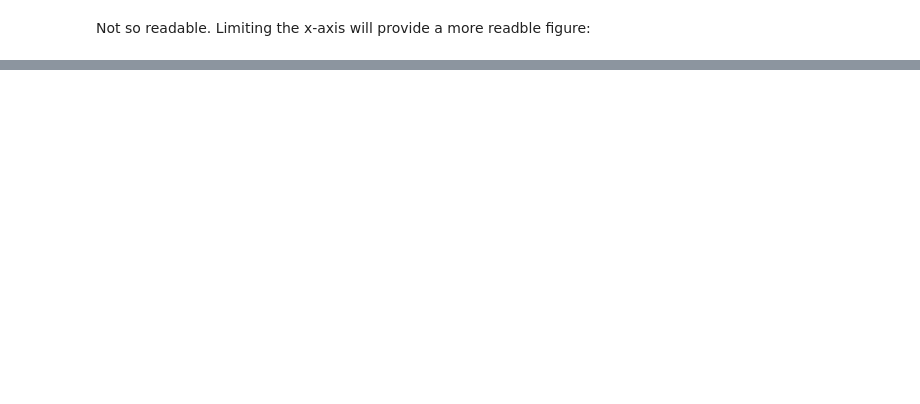
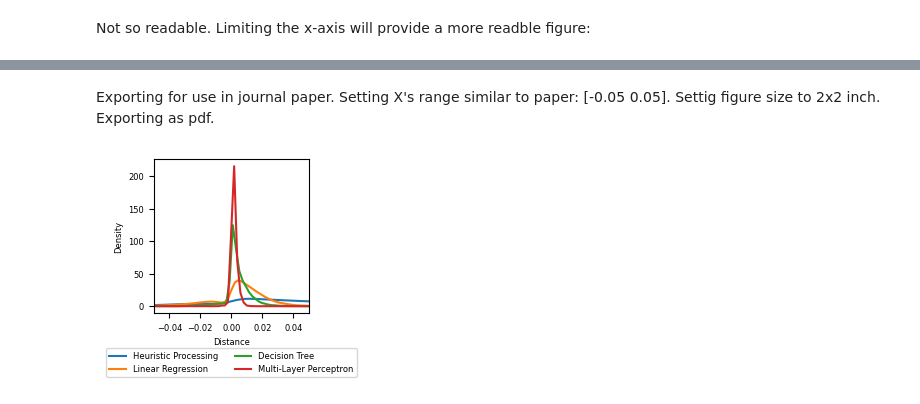
Before and after one commit to neu-ece-esl/DmPerf-Estimation, a Jupyter notebook: scripts/plot.ipynb, the cells around one changed output, grey strips where cells are left out. Cells and saved outputs as stored; diff of their text form; code cells hidden in the pictures; blank space fills up the shorter version.

Commit message:
pdf_kde notebook paper-ready version

```diff
--- a/scripts/plot.ipynb
+++ b/scripts/plot.ipynb
@@ -140,0 +141,26 @@ plt.show()
+# %% [markdown]
+Exporting for use in journal paper. Setting X's range similar to paper: [-0.05 0.05]. Settig figure size to 2x2 inch. Exporting as pdf.
+# %%
+plt.figure(figsize=(2, 2))  # Set figure size to 2 inch by 2 inch
+
+# Set font size
+plt.rcParams.update({'font.size': 6})
+
+
+for k, v in pdfs.items():
+    # y_norm = v[1] / np.max(v[1])
+    plt.plot(v[0], v[1], label=k)
+plt.legend()
+plt.xlabel('Distance')
+plt.ylabel('Density')
+# plt.title('Probability Density Function')
+plt.xlim(-0.05,0.05)
+
+# plt.legend(bbox_to_anchor=(1.05, 1), loc='upper left')
+plt.legend(fontsize=6, loc='upper center', bbox_to_anchor=(0.5, -0.2), ncol=2)
+
+plt.savefig('pdf_kde.pdf', format='pdf', bbox_inches='tight')
+
+plt.show()
+# %% [output]
+[figure, added]
```
Also changed, not shown: parts of 5 cells of this notebook, 1 other file.
